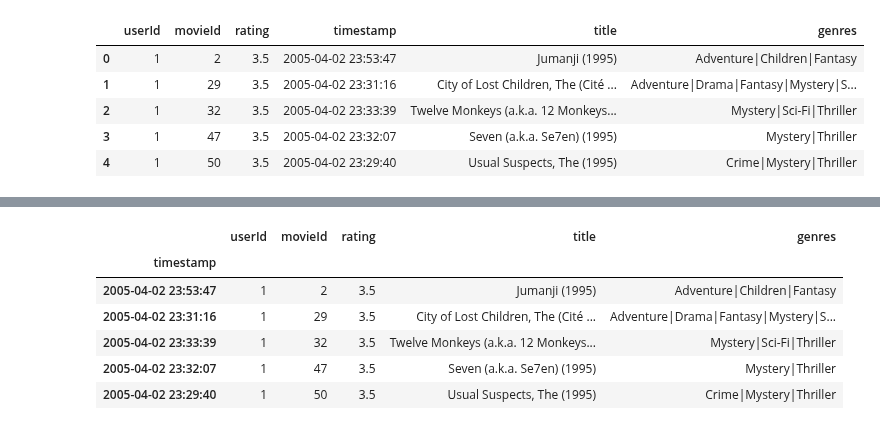
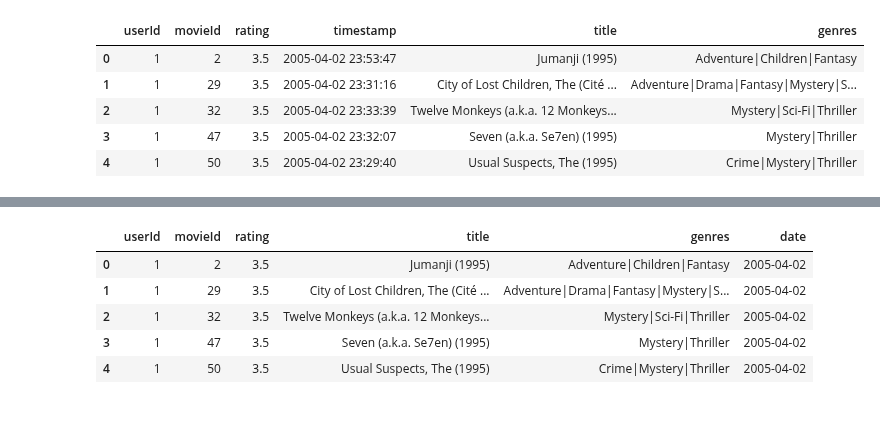
Before and after one commit to abbasatayee/collab, a Jupyter notebook: Movie_Recommendation_System.ipynb, the cells around one changed output, grey strips where cells are left out. Drawn from its saved outputs; the diff is of its cells as text; code cells hidden in the pictures.

```diff
--- a/Movie_Recommendation_System.ipynb
+++ b/Movie_Recommendation_System.ipynb
@@ -76,3 +76,6 @@ merged_data.head()
 | 2 | 1 | 32 | 3.5 | 2005-04-02 23:33:39 | Twelve Monkeys (a.k.a. 12 Monkeys... | Mystery|Sci-Fi|Thriller |
 | 3 | 1 | 47 | 3.5 | 2005-04-02 23:32:07 | Seven (a.k.a. Se7en) (1995) | Mystery|Thriller |
 | 4 | 1 | 50 | 3.5 | 2005-04-02 23:29:40 | Usual Suspects, The (1995) | Crime|Mystery|Thriller |
+# %%
+merged_data['timestamp'] = pd.to_datetime(merged_data['timestamp'])
+merged_data.head()
@@ -78,0 +89,3 @@ merged_data.head()
+# %%
+merged_data['date'] = merged_data['timestamp'].dt.date
+merged_data.head()
@@ -79,11 +99,10 @@ merged_data.head()
 # %%
-merged_data.set_index('timestamp' , inplace=True)
+merged_data.drop('timestamp', axis=1, inplace=True)
 merged_data.head()
 # %% [output]
-|  | userId | movieId | rating | title | genres |
-| timestamp |  |  |  |  |  |
-| 2005-04-02 23:53:47 | 1 | 2 | 3.5 | Jumanji (1995) | Adventure|Children|Fantasy |
-| 2005-04-02 23:31:16 | 1 | 29 | 3.5 | City of Lost Children, The (Cité ... | Adventure|Drama|Fantasy|Mystery|S... |
-| 2005-04-02 23:33:39 | 1 | 32 | 3.5 | Twelve Monkeys (a.k.a. 12 Monkeys... | Mystery|Sci-Fi|Thriller |
-| 2005-04-02 23:32:07 | 1 | 47 | 3.5 | Seven (a.k.a. Se7en) (1995) | Mystery|Thriller |
-| 2005-04-02 23:29:40 | 1 | 50 | 3.5 | Usual Suspects, The (1995) | Crime|Mystery|Thriller |
+|  | userId | movieId | rating | title | genres | date |
+| 0 | 1 | 2 | 3.5 | Jumanji (1995) | Adventure|Children|Fantasy | 2005-04-02 |
+| 1 | 1 | 29 | 3.5 | City of Lost Children, The (Cité ... | Adventure|Drama|Fantasy|Mystery|S... | 2005-04-02 |
+| 2 | 1 | 32 | 3.5 | Twelve Monkeys (a.k.a. 12 Monkeys... | Mystery|Sci-Fi|Thriller | 2005-04-02 |
+| 3 | 1 | 47 | 3.5 | Seven (a.k.a. Se7en) (1995) | Mystery|Thriller | 2005-04-02 |
+| 4 | 1 | 50 | 3.5 | Usual Suspects, The (1995) | Crime|Mystery|Thriller | 2005-04-02 |
```
Also changed, not shown: parts of 31 cells of this notebook.
